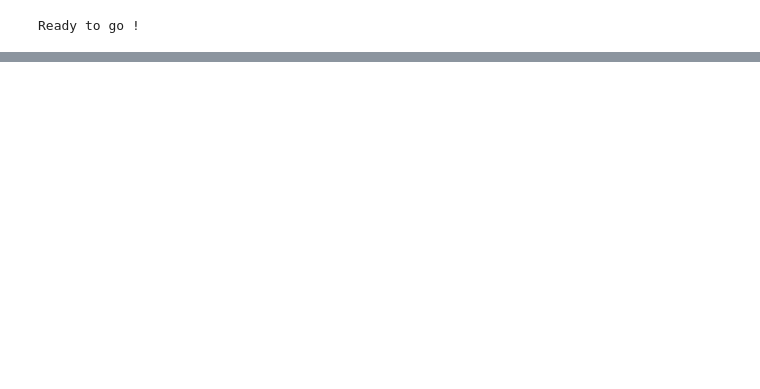
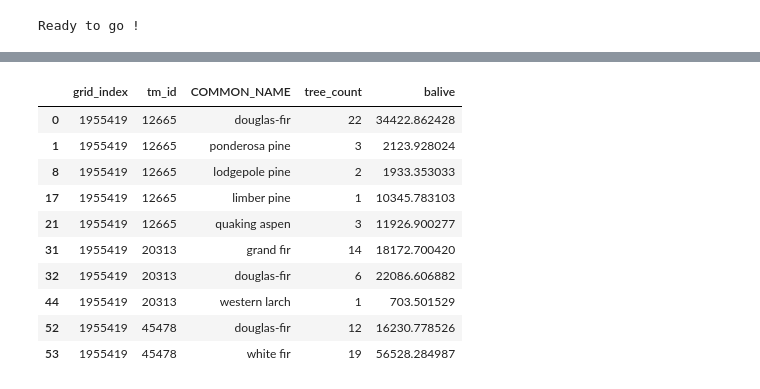
Before and after one commit to natshoff/aspen-fire-fork, a Jupyter notebook: Aim2/code/Python/04a_TreeMap_FIA.ipynb, the cells around one changed output, grey strips where cells are left out. Saved outputs shown, nothing was run; the diff lists cells and outputs as text; code cells hidden in the pictures; blank space fills up the shorter version.

```diff
--- a/Aim2/code/Python/04a_TreeMap_FIA.ipynb
+++ b/Aim2/code/Python/04a_TreeMap_FIA.ipynb
@@ -90,0 +139,15 @@ grid_trees.head()
+# %%
+# Calculate the live basal area for the tree table
+# force species name to lower case
+grid_trees['COMMON_NAME'] = grid_trees['COMMON_NAME'].str.lower()
+# subset to live trees, calculate basal area
+live_trees = grid_trees[grid_trees['STATUSCD'] == 1]
+live_trees['BA'] = np.pi * (live_trees['DIA'] / 2) ** 2  # Basal area in square feet
+live_trees['BA_sc'] = live_trees['BA'] * live_trees['TREE'] * live_trees['TPA_UNADJ'] # adjust based on tree counts
+ba_by_species = (
+    live_trees.groupby(['grid_index', 'tm_id', 'COMMON_NAME'])['BA_sc']
+    .sum()
+    .reset_index()
+    .rename(columns={'BA_sc': 'balive'})
+)
+ba_by_species.head()
@@ -146,3 +268,26 @@ grid_tree_r['ForestType'] = grid_tree_r['COMMON_NAME'].map(spp_remap).fillna(gri
+# %%
+# Collapse the tree data to species
+row_counts = (
+    grid_trees.groupby(['grid_index', 'tm_id', 'COMMON_NAME'])
+    .size()
+    .reset_index(name='tree_count')  # Name the count column 'tree_count'
+)
+# Merge the tree_count back into the original grid_trees DataFrame
+grid_trees_sp = grid_trees.merge(row_counts, on=['grid_index', 'tm_id', 'COMMON_NAME'], how='left')
+grid_trees_sp = grid_trees_sp.drop_duplicates(subset=['grid_index', 'tm_id', 'COMMON_NAME'])
+grid_trees_sp[['grid_index', 'tm_id', 'COMMON_NAME', 'SpeciesGroup', 'tree_count', 'balive']].head(10)
+# %% [output]
+|  | grid_index | tm_id | COMMON_NAME | tree_count | balive |
+| 0 | 1955419 | 12665 | douglas-fir | 22 | 34422.862428 |
+| 1 | 1955419 | 12665 | ponderosa pine | 3 | 2123.928024 |
+| 8 | 1955419 | 12665 | lodgepole pine | 2 | 1933.353033 |
+| 17 | 1955419 | 12665 | limber pine | 1 | 10345.783103 |
+| 21 | 1955419 | 12665 | quaking aspen | 3 | 11926.900277 |
+| 31 | 1955419 | 20313 | grand fir | 14 | 18172.700420 |
+| 32 | 1955419 | 20313 | douglas-fir | 6 | 22086.606882 |
+| 44 | 1955419 | 20313 | western larch | 1 | 703.501529 |
+| 52 | 1955419 | 45478 | douglas-fir | 12 | 16230.778526 |
+| 53 | 1955419 | 45478 | white fir | 19 | 56528.284987 |
 # %%
 # identify the dominant forest species for each "tm_id"
 spp_dominance = (
```
Also changed, not shown: parts of 13 cells of this notebook, 2 other files.
